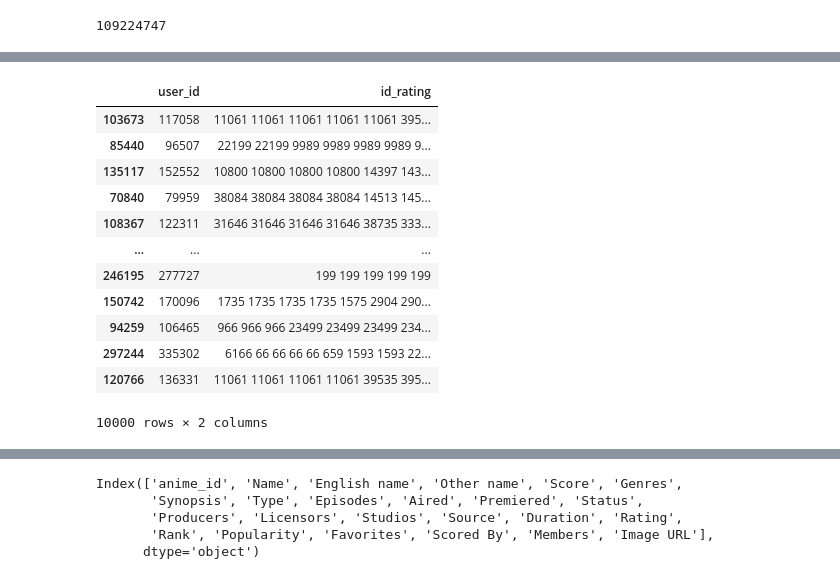
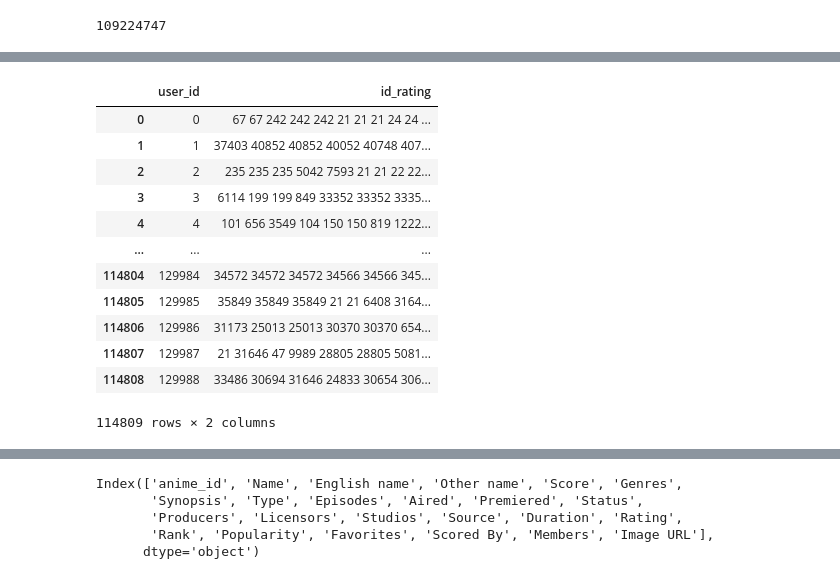
Before and after one commit to WiktorOgrodnik/ml-anime-recommendation, a Jupyter notebook: anime_visualization.ipynb, the cells around one changed output, grey strips where cells are left out. Cells and saved outputs as stored; diff of their text form; code cells hidden in the pictures.

Commit message:
Modified cleora inputs, delete unnecessary reflexive parameter

```diff
--- a/anime_visualization.ipynb
+++ b/anime_visualization.ipynb
@@ -91,7 +91,7 @@ class AnimeRecomendation:
 
         command = [cleora_exe,
                    "--type", "tsv",
-                   f"--columns={self.columns[0]} complex::reflexive::{self.columns[1]}",
+                   f"--columns=transient::{self.columns[0]} complex::{self.columns[1]}",
                    "--dimension", str(self.dimensions),
                    "--number-of-iterations", str(self.iterations),
                    "--prepend-field-name", "1",
@@ -99,13 +99,13 @@ class AnimeRecomendation:
                    "-o", "results",
                    "-e", "1",
                    self.tsv_filename]
-        subprocess.run(command, check=True, stderr=subprocess.DEVNULL)
+        subprocess.run(command, check=True)
 # %%
-model = AnimeRecomendation(iter=1)
+model = AnimeRecomendation(dimensions=128, iter=64)
 # %%
 %%time
 
-LINES = 4000000
-RATING_THRESHOLD = 6
+LINES = 40000000
+RATING_THRESHOLD = 8
 
-model.fit(users_df, rating_threshold=RATING_THRESHOLD)
+model.fit(users_df, lines=LINES, rating_threshold=RATING_THRESHOLD)
@@ -112,6 +121,6 @@ model.fit(users_df, rating_threshold=RATING_THRESHOLD)
 # %%
 %%time
 
-model.grouped_df =  pd.read_csv("data3.tsv", sep="\t", header=None, names=["user_id", "id_rating"])
+#model.grouped_df =  pd.read_csv("data3.tsv", sep="\t", header=None, names=["user_id", "id_rating"])
 model.grouped_df
 # %% [output]
@@ -133,20 +142,20 @@ Wall time: 11.5 s
 # %%
-model.choose(10000)
+#model.choose(20000)
 model.grouped_df
 # %% [output]
 |  | user_id | id_rating |
-| 103673 | 117058 | 11061 11061 11061 11061 11061 395... |
-| 85440 | 96507 | 22199 22199 9989 9989 9989 9989 9... |
-| 135117 | 152552 | 10800 10800 10800 10800 14397 143... |
-| 70840 | 79959 | 38084 38084 38084 38084 14513 145... |
-| 108367 | 122311 | 31646 31646 31646 31646 38735 333... |
+| 0 | 0 | 67 67 242 242 242 21 21 21 24 24 ... |
+| 1 | 1 | 37403 40852 40852 40052 40748 407... |
+| 2 | 2 | 235 235 235 5042 7593 21 21 22 22... |
+| 3 | 3 | 6114 199 199 849 33352 33352 3335... |
+| 4 | 4 | 101 656 3549 104 150 150 819 1222... |
 | ... | ... | ... |
-| 246195 | 277727 | 199 199 199 199 199 |
-| 150742 | 170096 | 1735 1735 1735 1735 1575 2904 290... |
-| 94259 | 106465 | 966 966 966 23499 23499 23499 234... |
-| 297244 | 335302 | 6166 66 66 66 66 659 1593 1593 22... |
-| 120766 | 136331 | 11061 11061 11061 11061 39535 395... |
+| 114804 | 129984 | 34572 34572 34572 34566 34566 345... |
+| 114805 | 129985 | 35849 35849 35849 21 21 6408 3164... |
+| 114806 | 129986 | 31173 25013 25013 30370 30370 654... |
+| 114807 | 129987 | 21 31646 47 9989 28805 28805 5081... |
+| 114808 | 129988 | 33486 30694 31646 24833 30654 306... |
-10000 rows × 2 columns
+114809 rows × 2 columns
 # %%
 %%time
 # constructing the tsv data
```
Also changed, not shown: parts of 8 cells of this notebook, 2 other files.
